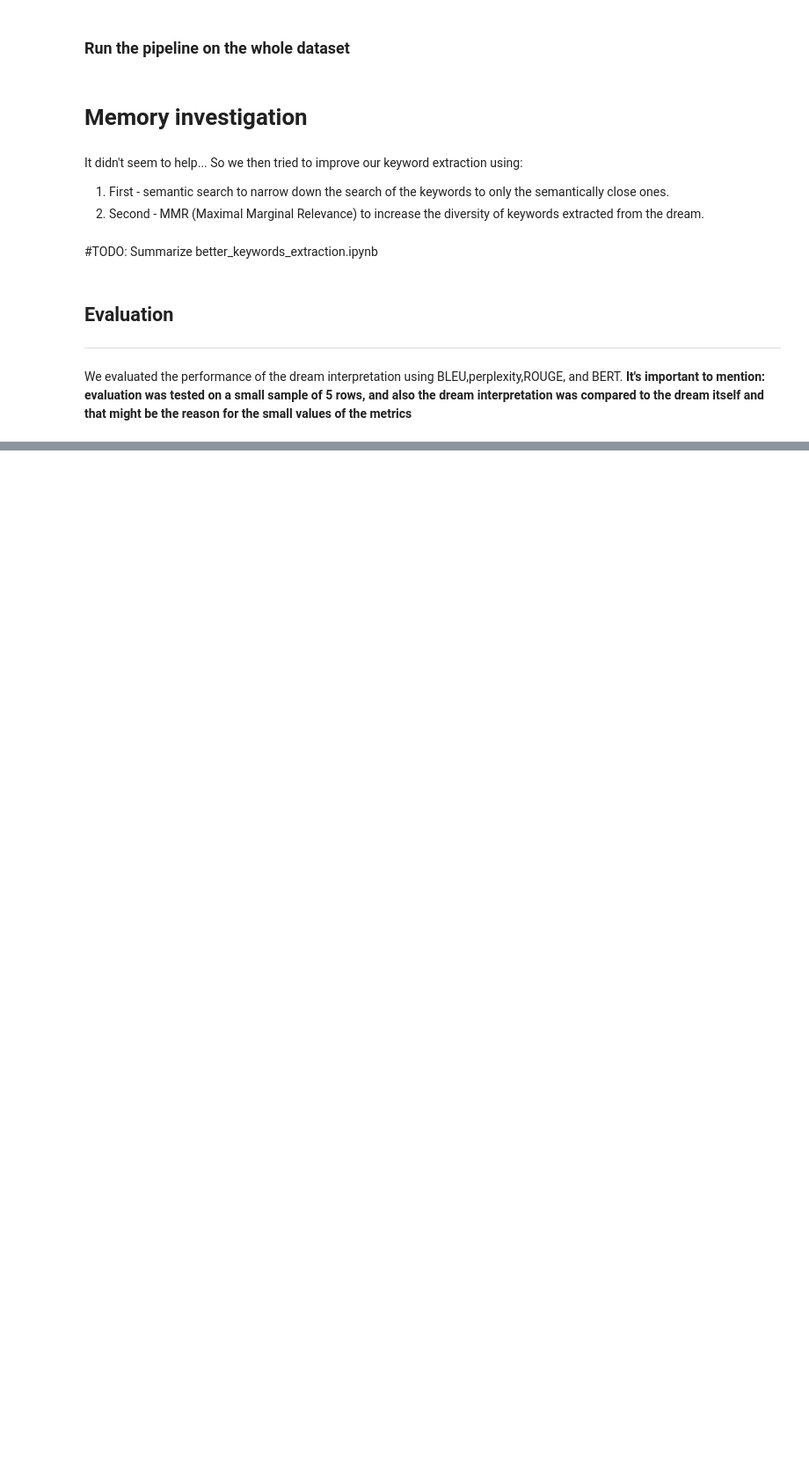
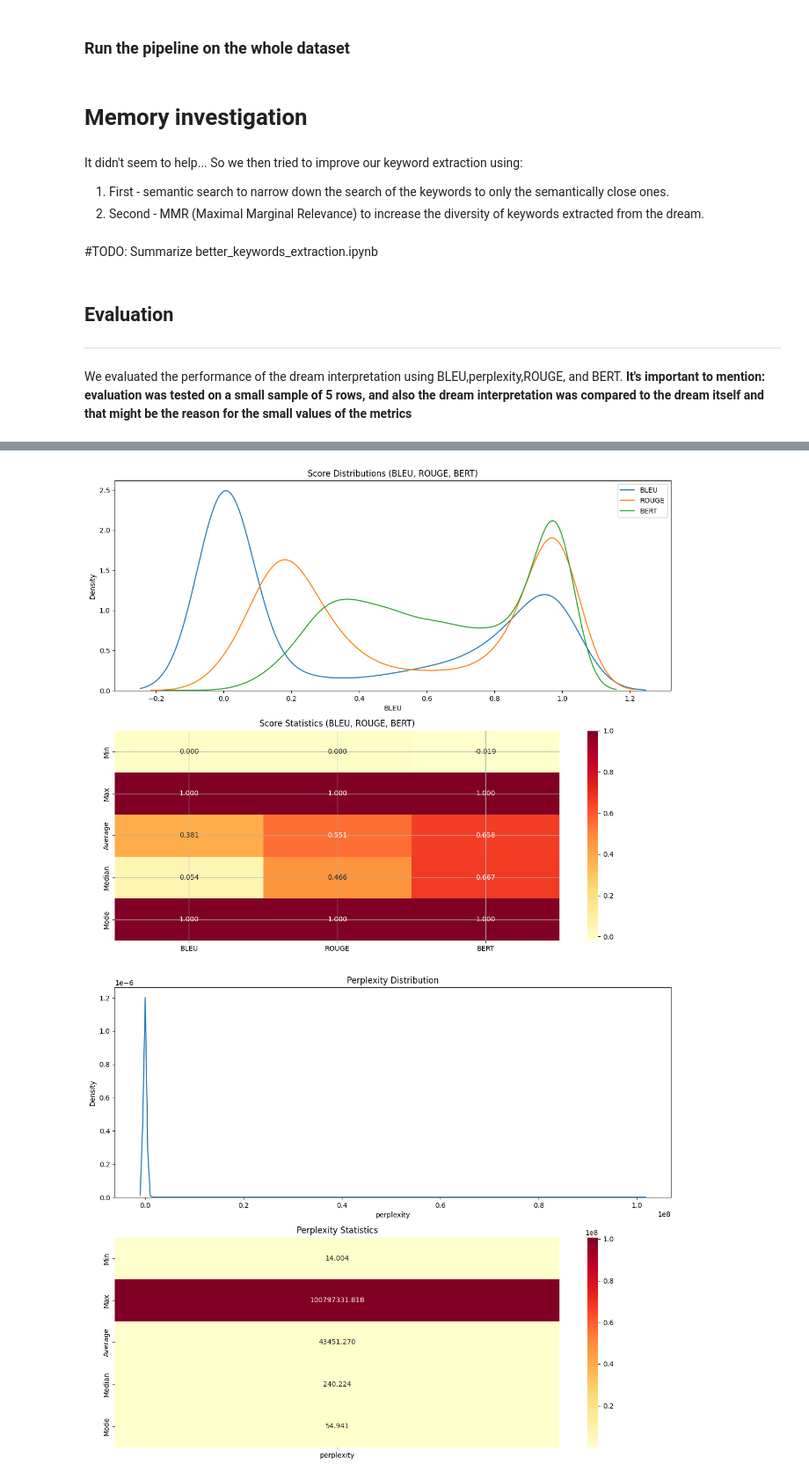
Before and after one commit to Barack-Samuni/Dream-Interpreter, a Jupyter notebook: Dream-Interpreter.ipynb, the cells around one changed output, grey strips where cells are left out. Shown at 88% size. Drawn from its saved outputs; the diff is of its cells as text; code cells hidden in the pictures; blank space fills up the shorter version.

Commit message:
Added evaluation results for Flan and Mistral

```diff
--- a/Dream-Interpreter.ipynb
+++ b/Dream-Interpreter.ipynb
@@ -229,0 +233,12 @@ dreams_interpretations_df
+# %%
+from evaluation import evaluate_dream_interpretations
+from utils import read_csvs
+from summarizer import PromptFormatter
+model_family="encoder"
+
+formatter = PromptFormatter(model_family)
+# %%
+dataset = read_csvs(save_dir = "output/FlanT5")
+dataset["meaning"] = dataset.interpretation.apply(formatter.unformat)
+dataset = dataset[["dream", "symbols", "meaning"]]
+dataset
@@ -229,0 +259,3 @@ dreams_interpretations_df
+# %%
+dreams_interpretations_df = evaluate_dream_interpretations(dataset, interpretation_column = 'meaning')
+dreams_interpretations_df.to_csv('datasets/flan-t5-large_evaluated.csv', index=False)
@@ -229,0 +278,61 @@ dreams_interpretations_df
+# %%
+import seaborn as sns
+import matplotlib.pyplot as plt
+from scipy import stats
+
+# Create figure with subplots for non-perplexity scores
+fig1, (ax1, ax2) = plt.subplots(2, 1, figsize=(12, 10))
+plt.grid()
+
+# Plot distributions without perplexity
+scores_without_perplexity = ['BLEU', 'ROUGE', 'BERT']
+for score in scores_without_perplexity:
+    sns.kdeplot(data=dreams_interpretations_df[score], label=score, ax=ax1)
+ax1.set_title('Score Distributions (BLEU, ROUGE, BERT)')
+ax1.legend()
+
+# Calculate statistics for heatmap without perplexity
+stats_df = pd.DataFrame()
+for score in scores_without_perplexity:
+    stats_df[score] = [
+        dreams_interpretations_df[score].min(),
+        dreams_interpretations_df[score].max(),
+        dreams_interpretations_df[score].mean(),
+        dreams_interpretations_df[score].median(),
+        stats.mode(dreams_interpretations_df[score])[0]
+    ]
+stats_df.index = ['Min', 'Max', 'Average', 'Median', 'Mode']
+
+# Plot heatmap
+sns.heatmap(stats_df, annot=True, fmt='.3f', cmap='YlOrRd', ax=ax2)
+ax2.set_title('Score Statistics (BLEU, ROUGE, BERT)')
+plt.tight_layout()
+
+# Create separate figure for perplexity
+fig2, (ax3, ax4) = plt.subplots(2, 1, figsize=(12, 10))
+
+# Plot perplexity distribution
+sns.kdeplot(data=dreams_interpretations_df['perplexity'], ax=ax3)
+ax3.set_title('Perplexity Distribution')
+
+# Calculate perplexity statistics
+perplexity_stats = pd.DataFrame({
+    'perplexity': [
+        dreams_interpretations_df['perplexity'].min(),
+        dreams_interpretations_df['perplexity'].max(),
+        dreams_interpretations_df['perplexity'].mean(),
+        dreams_interpretations_df['perplexity'].median(),
+        stats.mode(dreams_interpretations_df['perplexity'])[0]
+    ]
+})
+perplexity_stats.index = ['Min', 'Max', 'Average', 'Median', 'Mode']
+
+# Plot perplexity heatmap
+sns.heatmap(perplexity_stats, annot=True, fmt='.3f', cmap='YlOrRd', ax=ax4)
+ax4.set_title('Perplexity Statistics')
+plt.tight_layout()
+
+plt.show()
+# %% [output]
+[figure, added]
+[figure, added]
```
Also changed, not shown: parts of 18 cells of this notebook, 2 other files.
